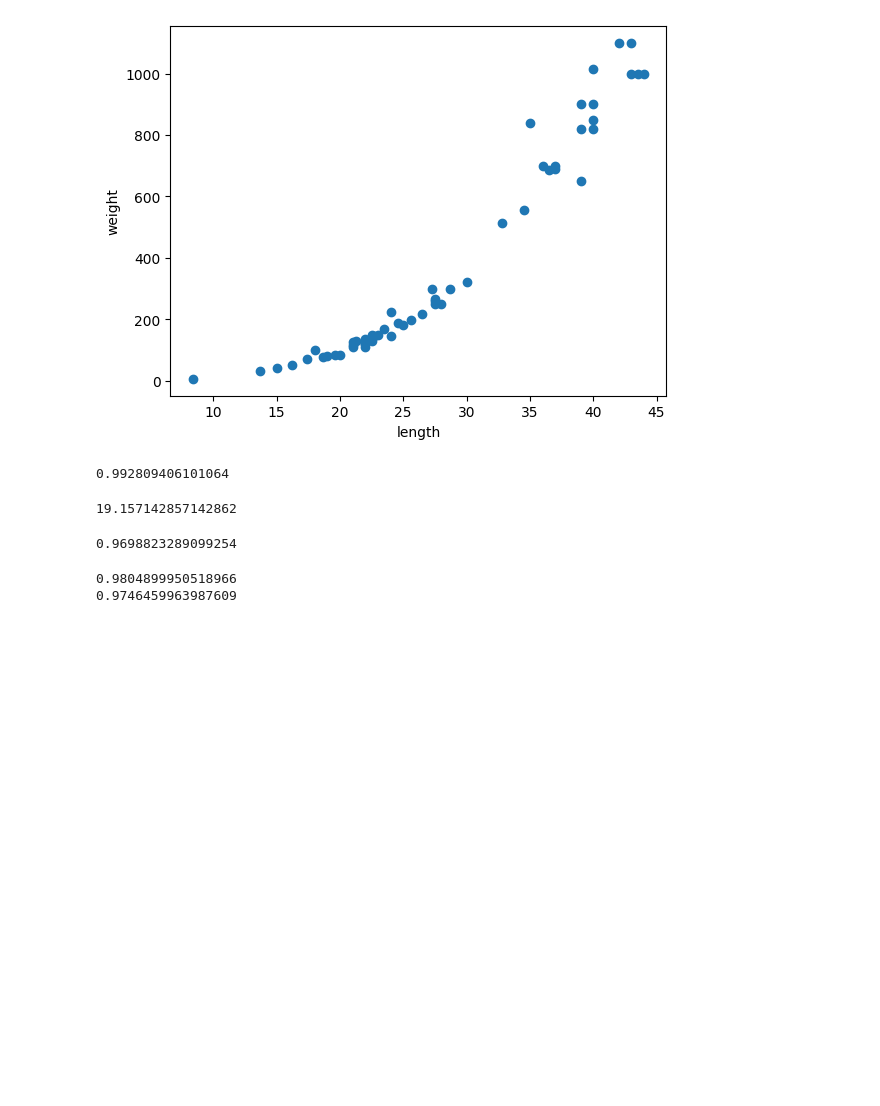
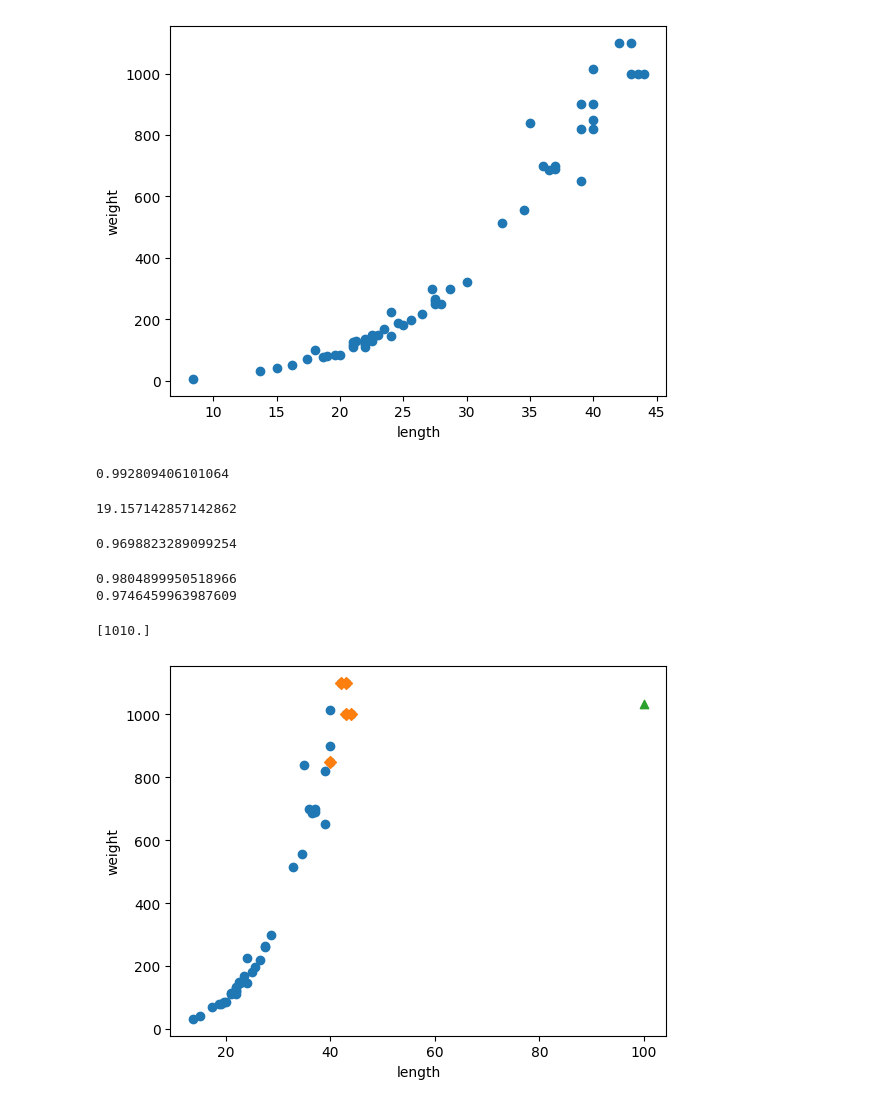
Before and after one commit to HP657/ML-DL-Study, a Jupyter notebook: perch.ipynb, the cells around one changed output. Cells and saved outputs as stored; diff of their text form; code cells hidden in the pictures; blank space fills up the shorter version.

```diff
--- a/perch.ipynb
+++ b/perch.ipynb
@@ -85,3 +85,7 @@ print(knr.score(test_input, test_target))
 # %% [output]
 0.9804899950518966
 0.9746459963987609
+# %%
+print(knr.predict([[100]]))
+# %% [output]
+[1010.]
@@ -87,0 +94,11 @@ print(knr.score(test_input, test_target))
+# %%
+distance, indexes = knr.kneighbors([[100]])
+
+plt.scatter(train_input, train_target)
+plt.scatter(train_input[indexes], train_target[indexes], marker = 'D')
+plt.scatter(100, 1033, marker = '^')
+plt.xlabel("length")
+plt.ylabel("weight")
+plt.show()
+# %% [output]
+[figure, added]
```
Also changed, not shown: parts of 2 cells of this notebook.
